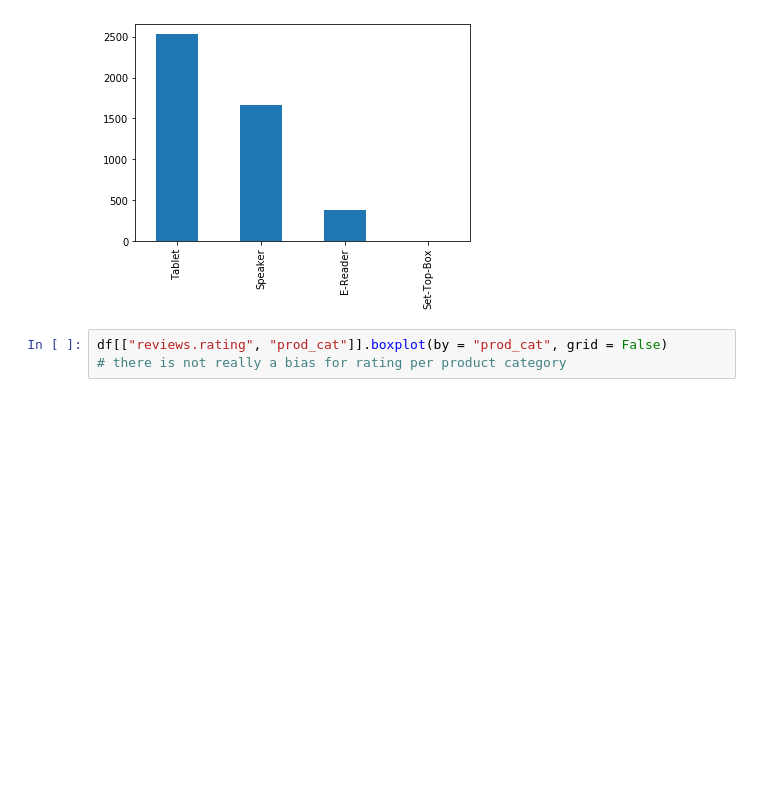
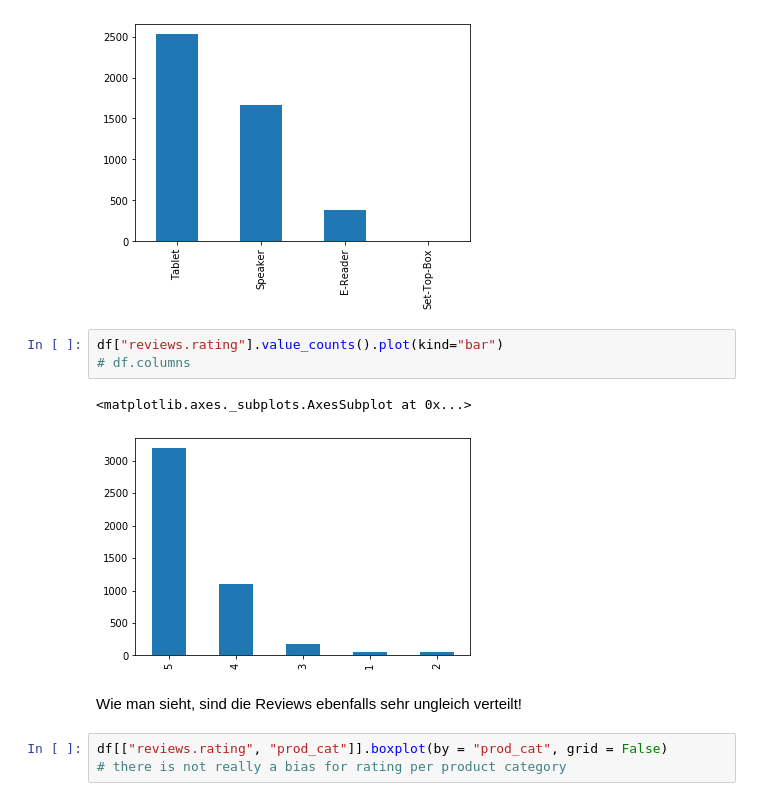
Before and after one commit to Krisselack/FHWN_Analysewerkzeuge, a Jupyter notebook: dataset_overview.ipynb, the cells around one changed output. Drawn from its saved outputs; the diff is of its cells as text; blank space fills up the shorter version.

Commit message:
Final Version - ergänzt um Verteilung des Review-Scores.

```diff
--- a/dataset_overview.ipynb
+++ b/dataset_overview.ipynb
@@ -168,6 +180,14 @@ df["prod_cat"].value_counts().plot(kind="bar")
 # %% [output]
 <matplotlib.axes._subplots.AxesSubplot at 0x...>
 [figure]
+# %%
+df["reviews.rating"].value_counts().plot(kind="bar")
+# df.columns
+# %% [output]
+<matplotlib.axes._subplots.AxesSubplot at 0x...>
+[figure, added]
+# %% [markdown]
+Wie man sieht, sind die Reviews ebenfalls sehr ungleich verteilt!
 # %%
 df[["reviews.rating", "prod_cat"]].boxplot(by = "prod_cat", grid = False)
 # there is not really a bias for rating per product category
```
Also changed, not shown: parts of 5 cells of this notebook, 5 other files.
